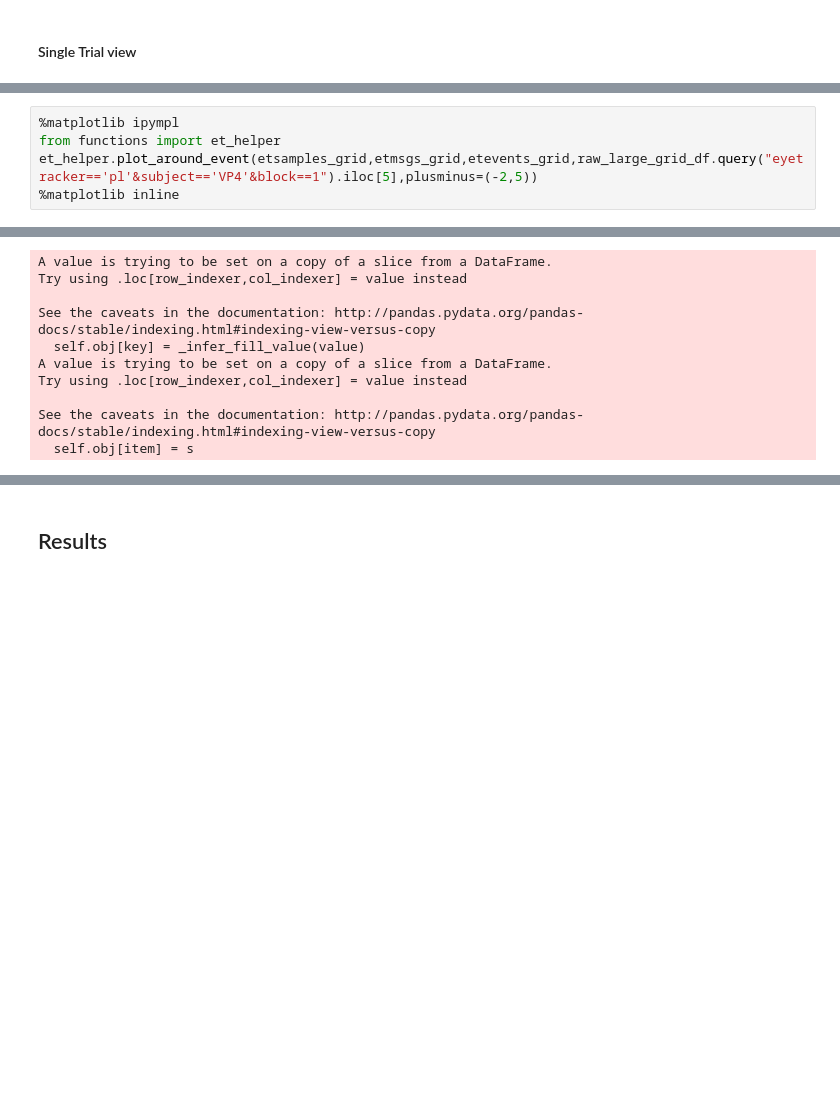
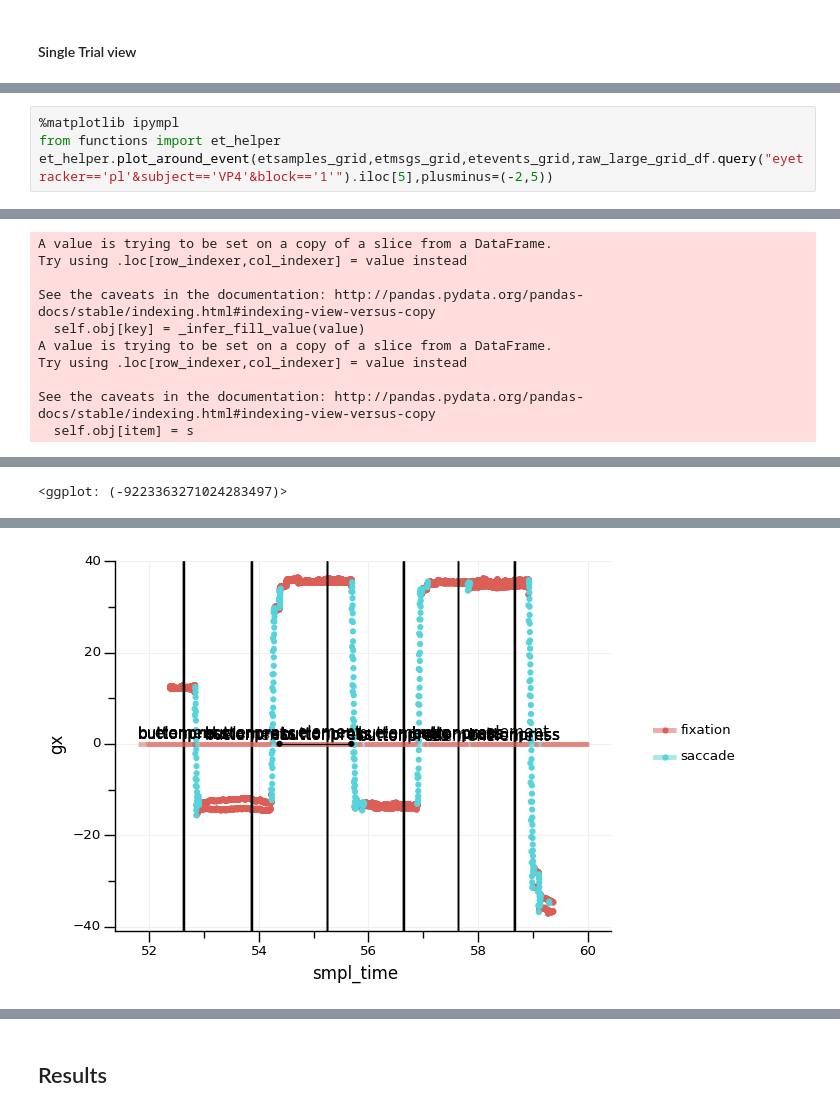
Before and after one commit to behinger/etcomp, a Jupyter notebook: code/be_main.ipynb, the cells around one changed output, grey strips where cells are left out. Cells and saved outputs as stored; diff of their text form; blank space fills up the shorter version.

```diff
--- a/code/be_main.ipynb
+++ b/code/be_main.ipynb
@@ -265,6 +251,5 @@ raw_large_grid_df.iloc[1:2]
 # %%
 %matplotlib ipympl
 from functions import et_helper
-et_helper.plot_around_event(etsamples_grid,etmsgs_grid,etevents_grid,raw_large_grid_df.query("eyetracker=='pl'&subject=='VP4'&block==1").iloc[5],plusminus=(-2,5))
-%matplotlib inline
+et_helper.plot_around_event(etsamples_grid,etmsgs_grid,etevents_grid,raw_large_grid_df.query("eyetracker=='pl'&subject=='VP4'&block=='1'").iloc[5],plusminus=(-2,5))
 # %% [output]
@@ -282,0 +268 @@ See the caveats in the documentation: http://pandas.pydata.org/pandas-docs/stabl
+<ggplot: (-9223363271024283497)>
@@ -283,2 +270,3 @@ See the caveats in the documentation: http://pandas.pydata.org/pandas-docs/stabl
+[figure, added]
 # %%
 %matplotlib ipympl
```
Also changed, not shown: parts of 63 cells of this notebook, 2 other files.
